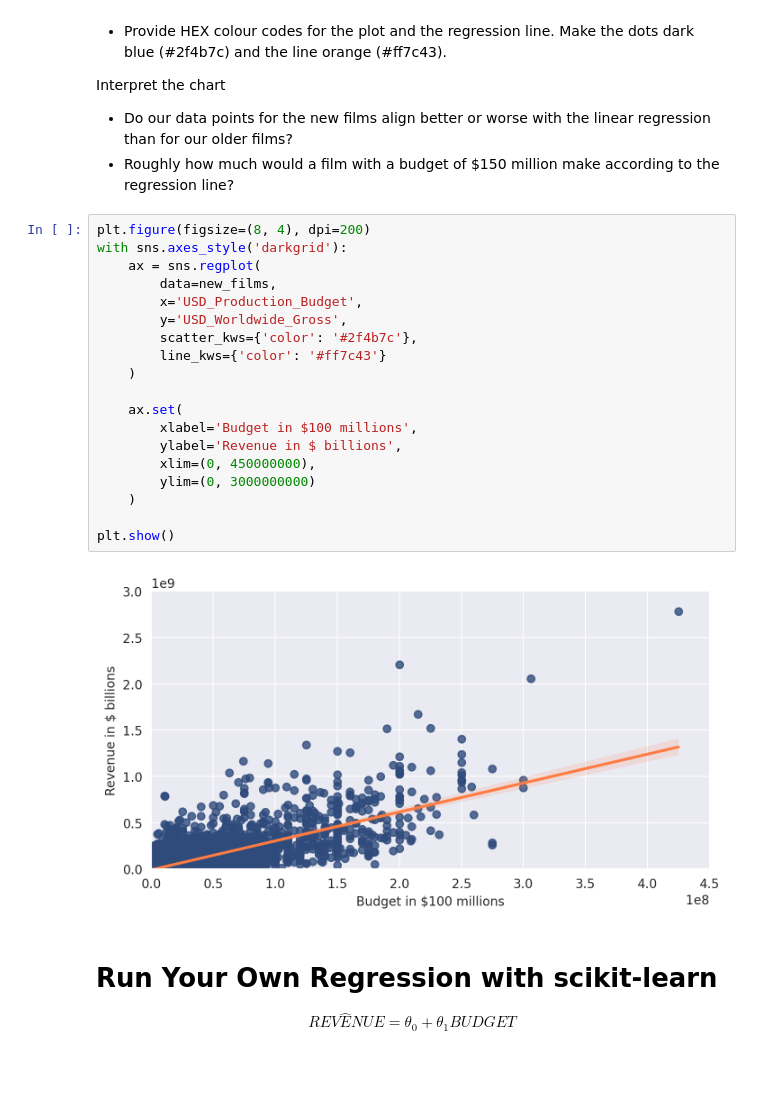
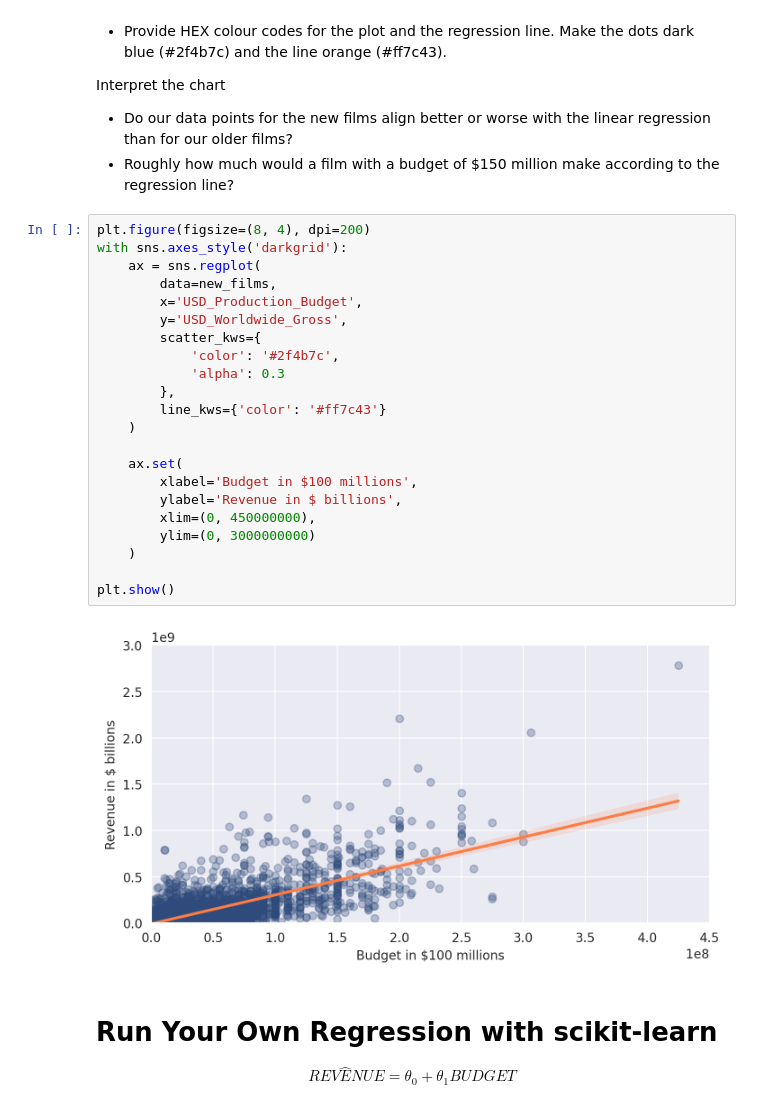
Before and after one commit to ArieKnoester/movie-budget-jupyter-notebook, a Jupyter notebook: Seaborn_and_Linear_Regression.ipynb, the cells around one changed output. Saved outputs shown, nothing was run; the diff lists cells and outputs as text; blank space fills up the shorter version.

Commit message:
Adds missing alpha styling to regplot().

```diff
--- a/Seaborn_and_Linear_Regression.ipynb
+++ b/Seaborn_and_Linear_Regression.ipynb
@@ -395,24 +395,27 @@ Interpret the chart
 # %%
 plt.figure(figsize=(8, 4), dpi=200)
 with sns.axes_style('darkgrid'):
     ax = sns.regplot(
         data=new_films,
         x='USD_Production_Budget',
         y='USD_Worldwide_Gross',
-        scatter_kws={'color': '#2f4b7c'},
+        scatter_kws={
+            'color': '#2f4b7c',
+            'alpha': 0.3
+        },
         line_kws={'color': '#ff7c43'}
     )
 
     ax.set(
         xlabel='Budget in $100 millions',
         ylabel='Revenue in $ billions',
         xlim=(0, 450000000),
         ylim=(0, 3000000000)
     )
 
 plt.show()
 # %% [output]
-[figure, old version]
+[figure, new version]
 # %% [markdown]
 # Run Your Own Regression with scikit-learn
 
```
